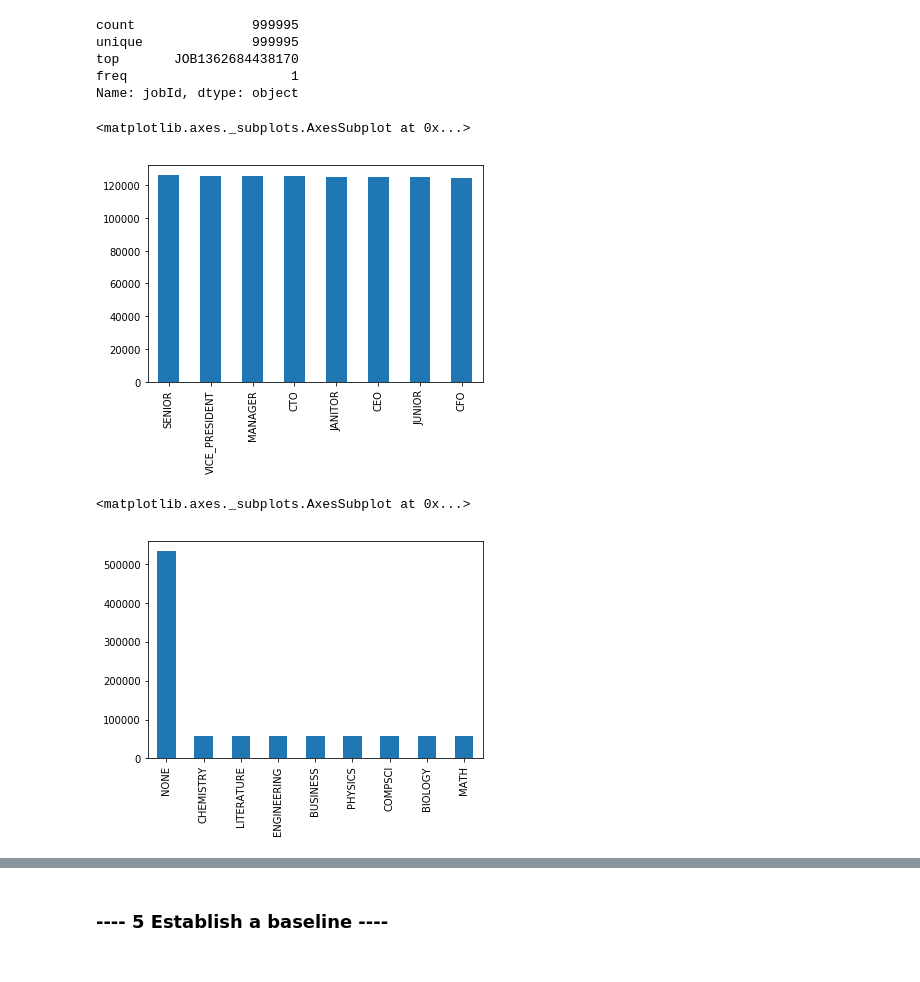
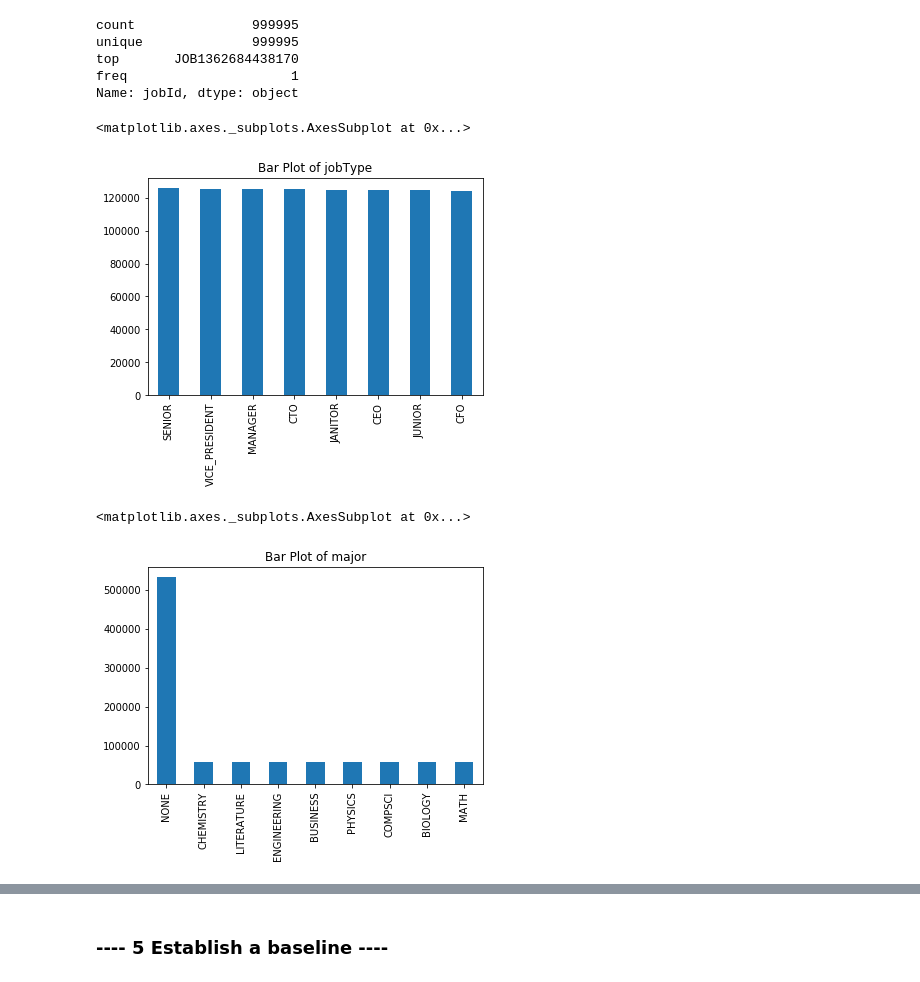
Before and after one commit to cdean4/salary-prediction-portfolio, a Jupyter notebook: SalaryProject.ipynb, the cells around one changed output, grey strips where cells are left out. Saved outputs shown, nothing was run; the diff lists cells and outputs as text; code cells hidden in the pictures.

Commit message:
Add titles to bar plots

```diff
--- a/SalaryProject.ipynb
+++ b/SalaryProject.ipynb
@@ -321,13 +321,13 @@ top       JOB1362684438170
 freq                     1
 Name: jobId, dtype: object
 # %%
-data_train.jobType.value_counts().plot(kind='bar')
+data_train.jobType.value_counts().plot(kind='bar', title='Bar Plot of jobType')
 # %% [output]
 <matplotlib.axes._subplots.AxesSubplot at 0x...>
-[figure, old version]
+[figure, new version]
 # %%
-data_train.major.value_counts().plot(kind='bar')
+data_train.major.value_counts().plot(kind='bar', title='Bar Plot of major')
 # %% [output]
 <matplotlib.axes._subplots.AxesSubplot at 0x...>
-[figure, old version]
+[figure, new version]
 # %%
```
Also changed, not shown: parts of 6 cells of this notebook.
